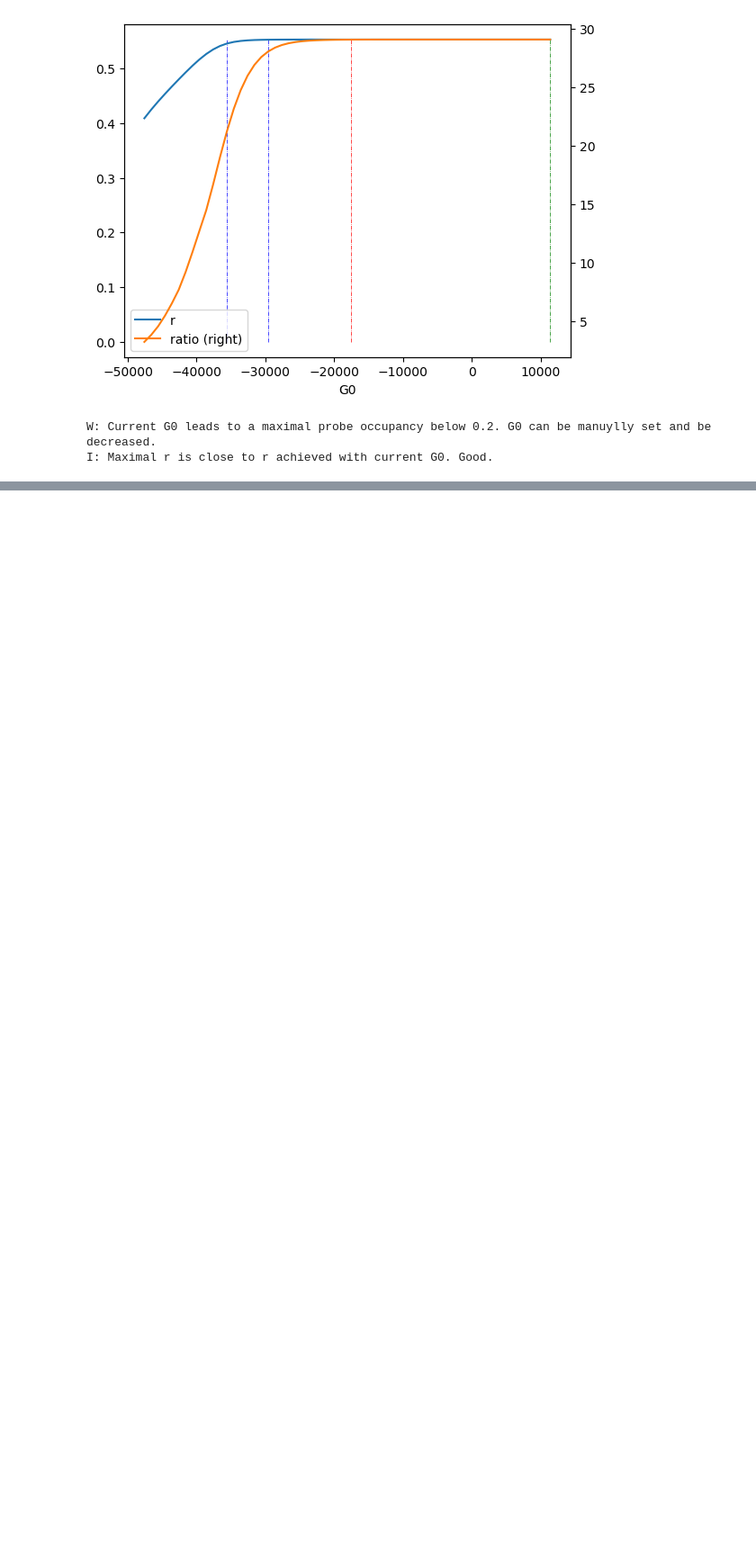
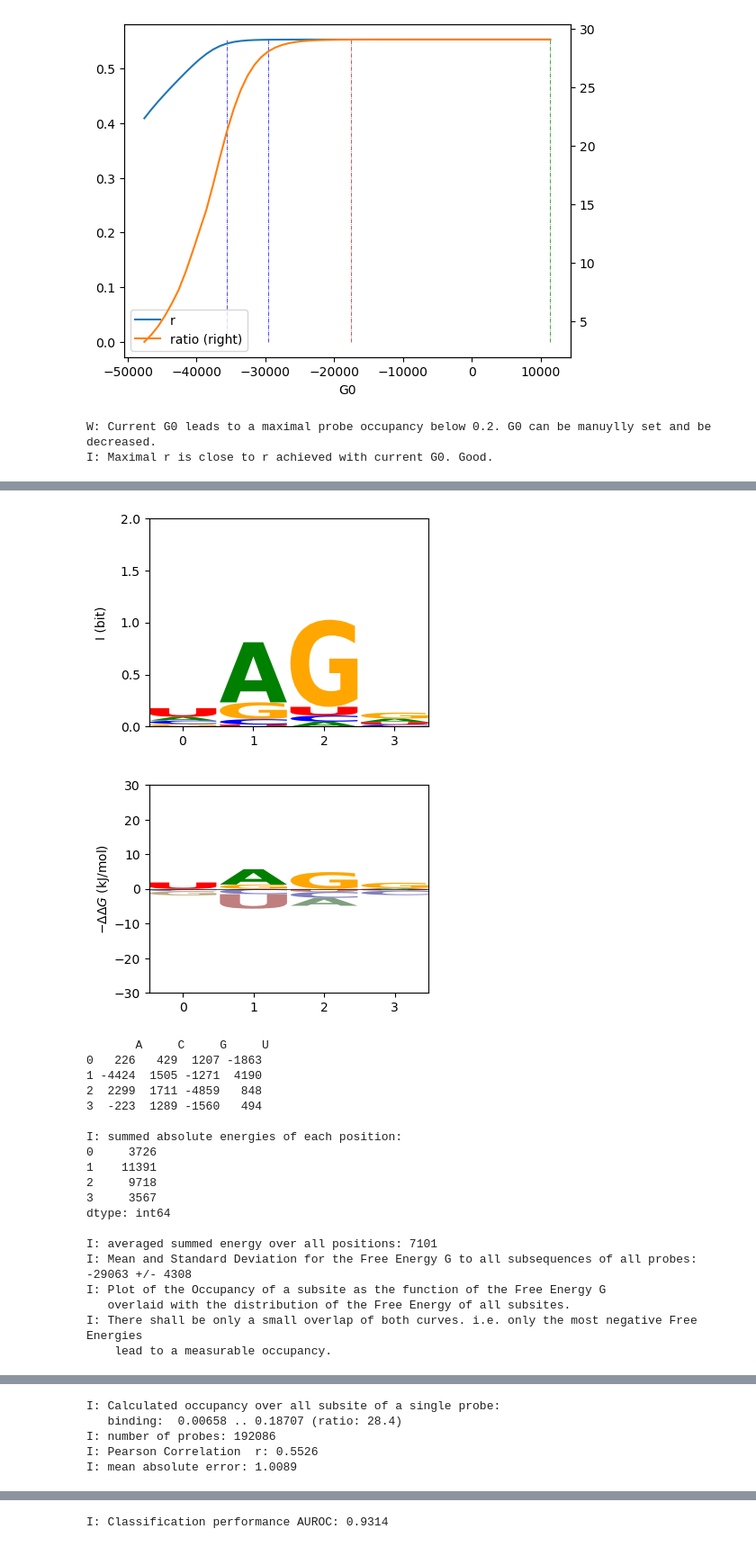
Before and after one commit to l-i-g/Motiffinder, a Jupyter notebook: SERVER template v2.41-HNRNPA1.ipynb, the cells around one changed output, grey strips where cells are left out. Shown at 90% size. Drawn from its saved outputs; the diff is of its cells as text; code cells hidden in the pictures; blank space fills up the shorter version.

```diff
--- a/SERVER template v2.41-HNRNPA1.ipynb
+++ b/SERVER template v2.41-HNRNPA1.ipynb
@@ -799,5 +799,6 @@ print("Optimization took %.2f hours." % ((time() - start)/3600))
 last_model.analyse_motif(X_train,y_train, THRESHOLD, nuc_type=NUC_TYPE)
 
 # store results and display stages
-STAGES.append('manually adjusted G0', model_with_border, new_entries={'r (test)': mf.linregress(last_model.predict(X_test),y_test).rvalue})
+STAGES.append('manually adjusted G0', last_model, new_entries={'r (test)': mf.linregress(last_model.predict(X_test),y_test).rvalue})
 mf.display_df(STAGES.df, nuc_type=NUC_TYPE)
+# %% [output]
@@ -803,0 +807,21 @@ mf.display_df(STAGES.df, nuc_type=NUC_TYPE)
+[figure, added]
+[figure, added]
+       A     C     G     U
+0   226   429  1207 -1863
+1 -4424  1505 -1271  4190
+2  2299  1711 -4859   848
+3  -223  1289 -1560   494
+
+I: summed absolute energies of each position:
+0     3726
+1    11391
+2     9718
+3     3567
+dtype: int64
+
+I: averaged summed energy over all positions: 7101
+I: Mean and Standard Deviation for the Free Energy G to all subsequences of all probes: -29063 +/- 4308
+I: Plot of the Occupancy of a subsite as the function of the Free Energy G
+   overlaid with the distribution of the Free Energy of all subsites.
+I: There shall be only a small overlap of both curves. i.e. only the most negative Free Energies
+    lead to a measurable occupancy.
@@ -803,0 +829,5 @@ mf.display_df(STAGES.df, nuc_type=NUC_TYPE)
+I: Calculated occupancy over all subsite of a single probe:
+   binding:  0.00658 .. 0.18707 (ratio: 28.4)
+I: number of probes: 192086
+I: Pearson Correlation  r: 0.5526
+I: mean absolute error: 1.0089
@@ -803,0 +838 @@ mf.display_df(STAGES.df, nuc_type=NUC_TYPE)
+I: Classification performance AUROC: 0.9314
```
Also changed, not shown: parts of 4 cells of this notebook, 12 other files.
